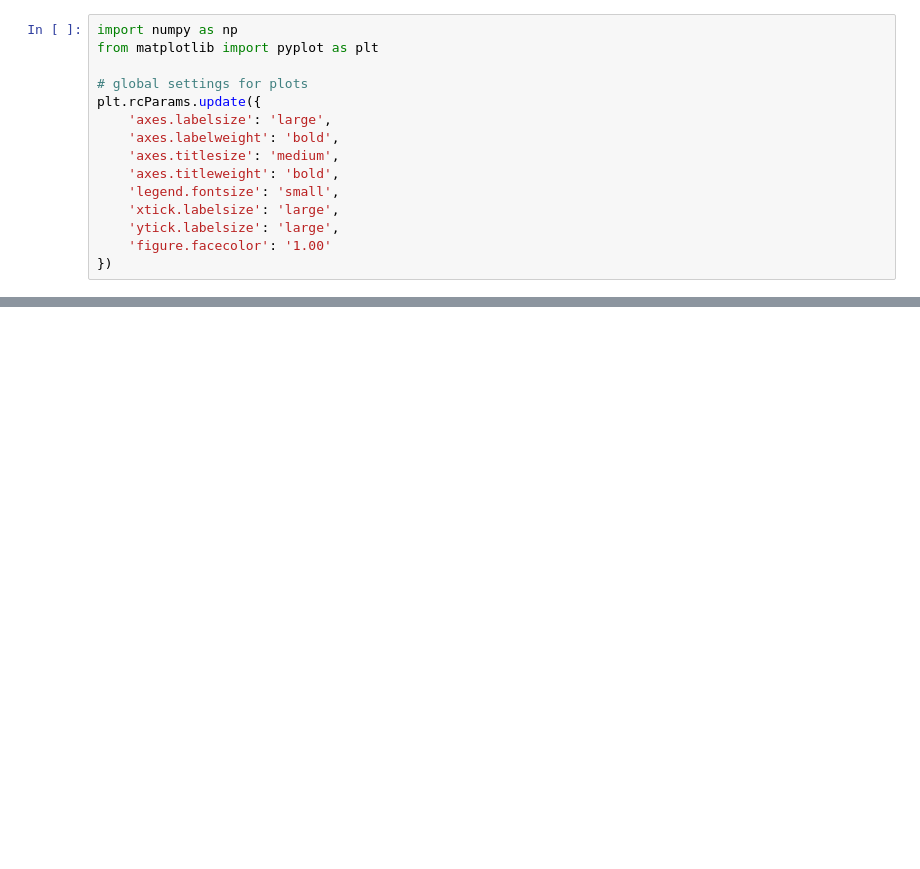
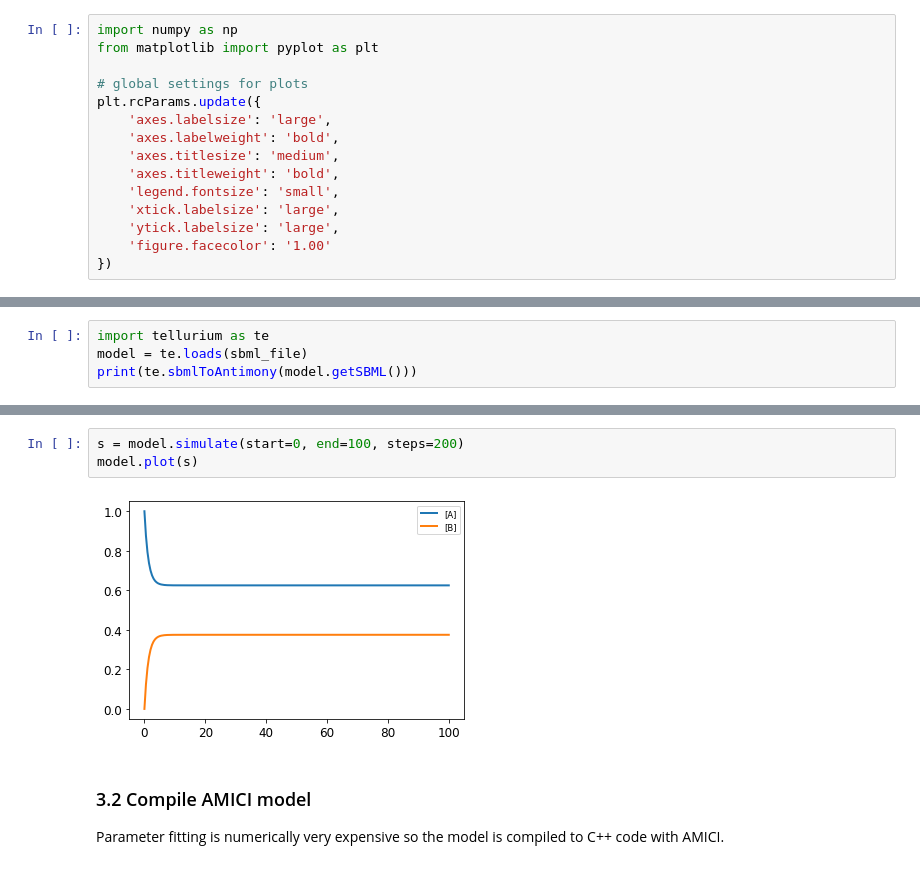
Before and after one commit to matthiaskoenig/mcp, a Jupyter notebook: docs/notebooks/09_parameter_fitting.ipynb, the cells around one changed output, grey strips where cells are left out. Drawn from its saved outputs; the diff is of its cells as text; blank space fills up the shorter version.

Commit message:
work on parameter fitting

```diff
--- a/docs/notebooks/09_parameter_fitting.ipynb
+++ b/docs/notebooks/09_parameter_fitting.ipynb
@@ -155,0 +179,4 @@ The "Zig-Zagging" nature of the method is also evident below, where the gradient
+# %%
+import tellurium as te
+model = te.loads(sbml_file)
+print(te.sbmlToAntimony(model.getSBML()))
@@ -155,0 +201,8 @@ The "Zig-Zagging" nature of the method is also evident below, where the gradient
+# %%
+s = model.simulate(start=0, end=100, steps=200)
+model.plot(s)
+# %% [output]
+[figure, added]
+# %% [markdown]
+### 3.2 Compile AMICI model
+Parameter fitting is numerically very expensive so the model is compiled to C++ code with AMICI.
```
Also changed, not shown: parts of 13 cells of this notebook, 5 other files.
